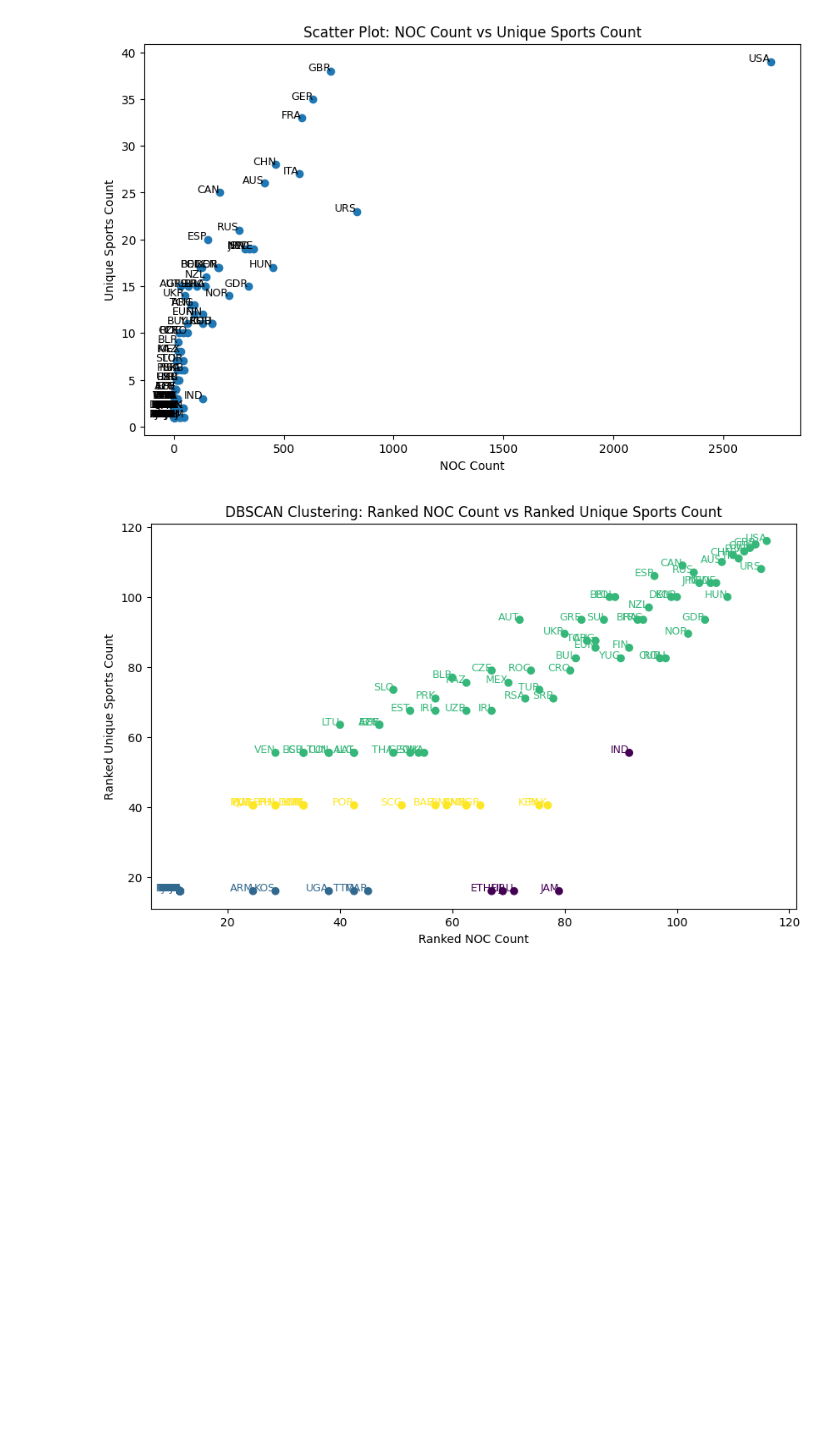
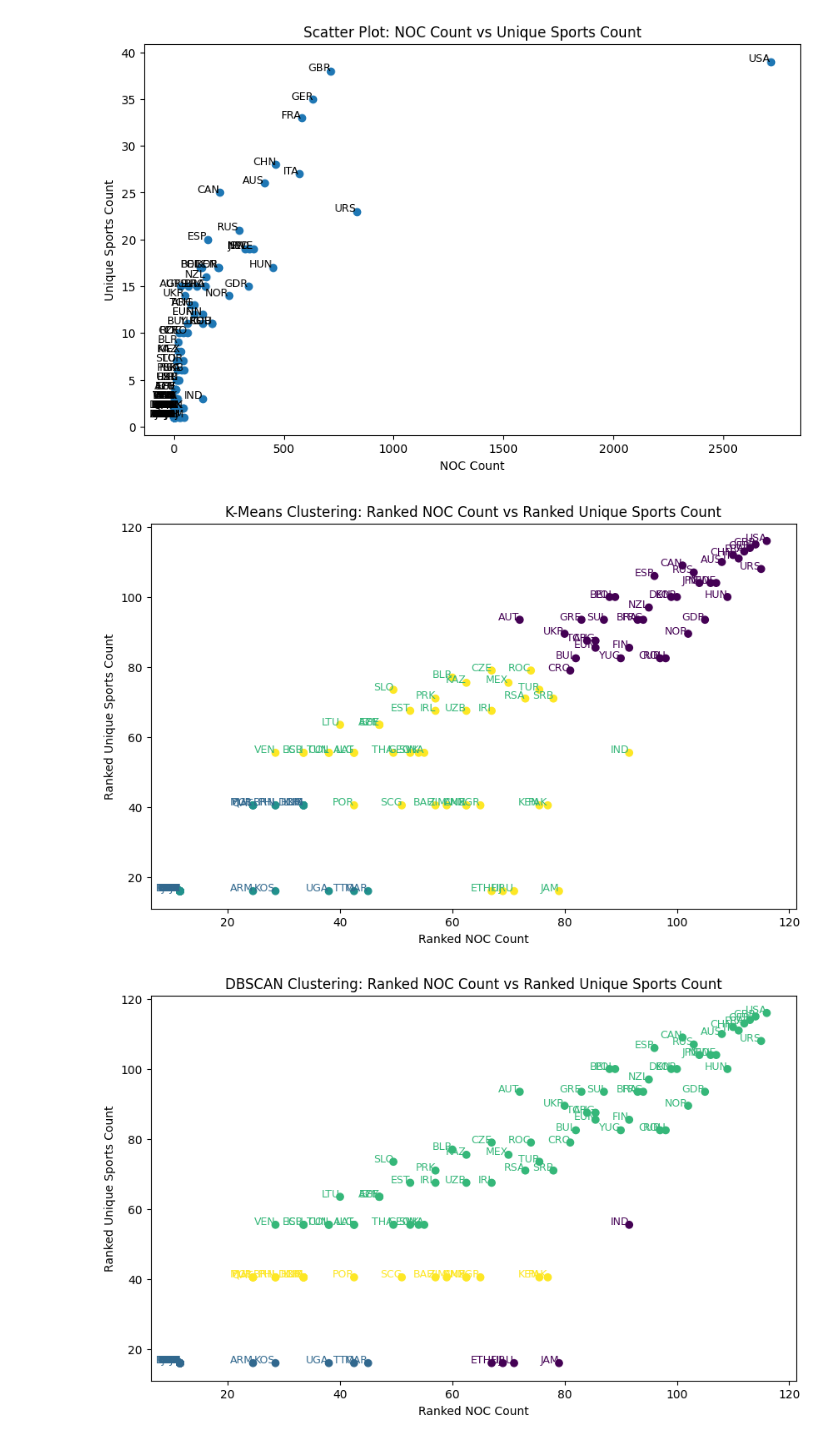
Before and after one commit to rainbowyuyu/MCM, a Jupyter notebook: model_and_code/data_processing.ipynb, the cells around one changed output. Saved outputs shown, nothing was run; the diff lists cells and outputs as text; code cells hidden in the pictures; blank space fills up the shorter version.

```diff
--- a/model_and_code/data_processing.ipynb
+++ b/model_and_code/data_processing.ipynb
@@ -285,6 +285,55 @@ plt.title('Scatter Plot: NOC Count vs Unique Sports Count')
 plt.show()
 # %% [output]
 [figure]
+# %%
+from sklearn.preprocessing import MinMaxScaler
+from sklearn.cluster import KMeans
+import matplotlib.pyplot as plt
+import numpy as np
+
+# 1. 计算每个 NOC 值的数量
+noc_counts = athletes_with_gold_medal['NOC'].value_counts()
+
+# 将 'USA' 的数量减小 3000
+noc_counts['USA'] = max(noc_counts['USA'], 0)  # 防止数量变为负数
+
+# 2. 计算每个 NOC 对应的不同 Sport 数量
+sport_counts = athletes_with_gold_medal.groupby('NOC')['Sport'].nunique()
+
+# 3. 计算每个 NOC 对应的不同 Sport 数量，确保它与 NOC 数量对应
+noc_sport_counts = noc_counts.loc[sport_counts.index]
+
+# 计算排名
+noc_sport_counts_rank = noc_sport_counts.rank()
+sport_counts_rank = sport_counts.rank()
+
+# 将排名数据合并成一个数据集进行 KMeans 聚类
+X = np.column_stack([noc_sport_counts_rank, sport_counts_rank])
+
+# 4. 使用 KMeans 聚类
+kmeans = KMeans(n_clusters=3, random_state=42)  # 假设聚成 3 类
+kmeans.fit(X)
+
+# 获取聚类标签
+labels = kmeans.labels_
+
+# 5. 绘制散点图并使用不同颜色标记聚类结果
+plt.figure(figsize=(10, 6))
+plt.scatter(noc_sport_counts_rank, sport_counts_rank, c=labels, cmap='viridis')
+
+# 在每个点上添加 NOC 标签
+for noc, rank_noc, rank_sport, label in zip(sport_counts.index, noc_sport_counts_rank, sport_counts_rank, labels):
+    plt.text(rank_noc, rank_sport, noc, fontsize=9, ha='right', color=plt.cm.viridis(label / 3))  # 根据标签设置颜色
+
+# 添加标签和标题
+plt.xlabel('Ranked NOC Count')
+plt.ylabel('Ranked Unique Sports Count')
+plt.title('K-Means Clustering: Ranked NOC Count vs Ranked Unique Sports Count')
+
+# 显示图表
+plt.show()
+# %% [output]
+[figure, added]
 # %%
 from sklearn.preprocessing import MinMaxScaler
 from sklearn.cluster import DBSCAN
```
Also changed, not shown: parts of 15 cells of this notebook, 2 other files.
